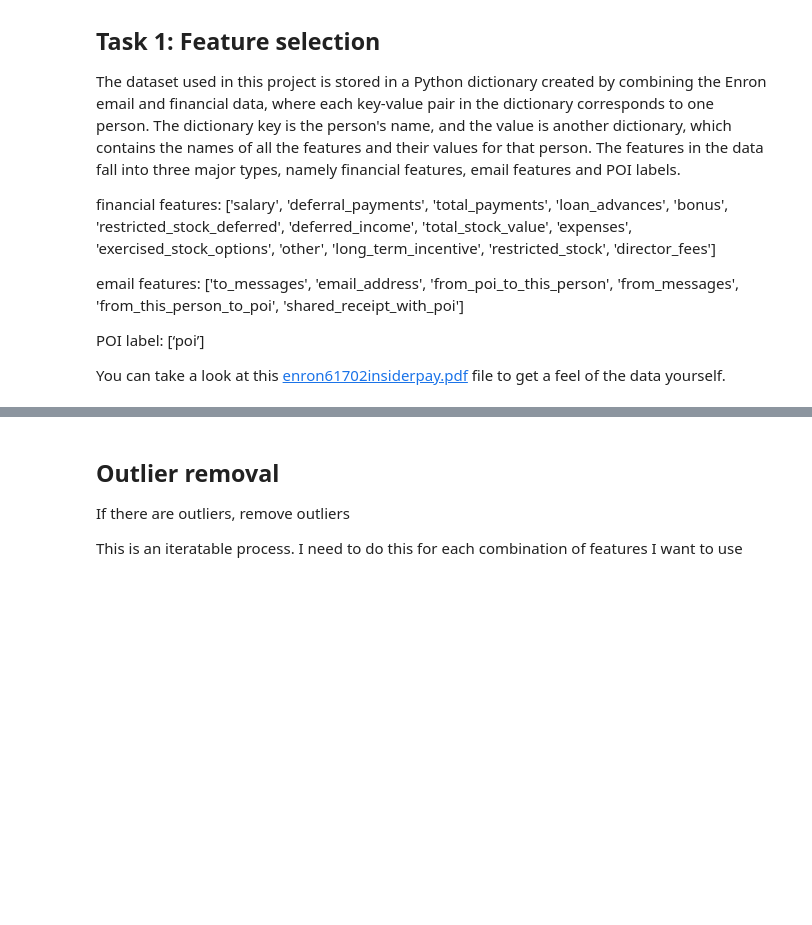
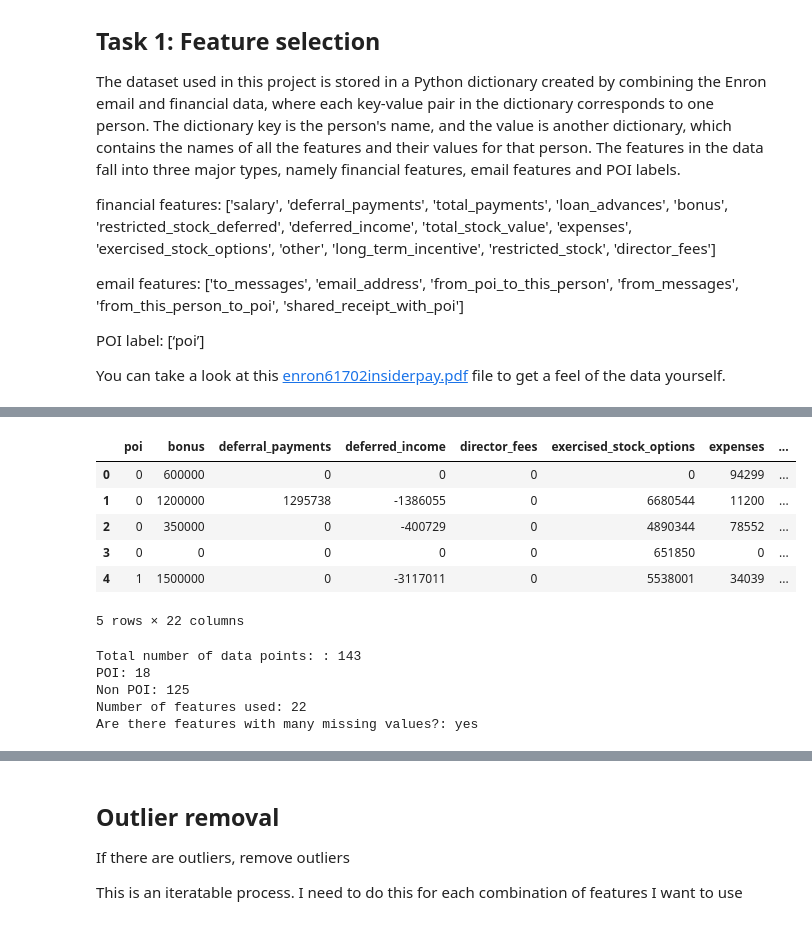
Before and after one commit to omoju/identifyFraudFromEnronEmail, a Jupyter notebook: IdentifyFraudFromEnronEmail.ipynb, the cells around one changed output, grey strips where cells are left out. Drawn from its saved outputs; the diff is of its cells as text; code cells hidden in the pictures; blank space fills up the shorter version.

```diff
--- a/IdentifyFraudFromEnronEmail.ipynb
+++ b/IdentifyFraudFromEnronEmail.ipynb
@@ -64,0 +77,42 @@ for i in range(len(tableau20)):
+# %%
+allFeatures = ['poi',
+'bonus','deferral_payments',
+'deferred_income', 'director_fees','exercised_stock_options','expenses',
+'fraction_from_poi','fraction_to_poi','from_messages','from_poi_to_this_person','from_this_person_to_poi',
+'loan_advances','long_term_incentive','other','restricted_stock','restricted_stock_deferred', 'salary',
+'shared_receipt_with_poi','to_messages','total_payments','total_stock_value']
+
+# 'email_address' I took out this feature because it could not be converted to an int or float
+
+mydata = featureFormat(data_dict, allFeatures)
+# %%
+df = pd.DataFrame(mydata)
+df.columns = allFeatures
+
+df.head()
+# %% [output]
+|  | poi | bonus | deferral_payments | deferred_income | director_fees | exercised_stock_options | expenses | ... |
+| 0 | 0 | 600000 | 0 | 0 | 0 | 0 | 94299 | ... |
+| 1 | 0 | 1200000 | 1295738 | -1386055 | 0 | 6680544 | 11200 | ... |
+| 2 | 0 | 350000 | 0 | -400729 | 0 | 4890344 | 78552 | ... |
+| 3 | 0 | 0 | 0 | 0 | 0 | 651850 | 0 | ... |
+| 4 | 1 | 1500000 | 0 | -3117011 | 0 | 5538001 | 34039 | ... |
+5 rows × 22 columns
+# %%
+n_datapoints = len(df)
+n_features = len(df.columns) - 1
+n_poi = len(df.query('poi == 1'))
+n_npoi = len(df.query('poi == 0'))
+
+
+print "%s: %d" % ("Total number of data points: ", len(df))
+print "%s: %d" % ('POI', n_poi)
+print "%s: %d" % ('Non POI', n_npoi)
+print "%s: %d" % ("Number of features used", n_features + 1) #for the email address feature
+print "%s: %s" % ("Are there features with many missing values?", "yes")
+# %% [output]
+Total number of data points: : 143
+POI: 18
+Non POI: 125
+Number of features used: 22
+Are there features with many missing values?: yes
```
Also changed, not shown: parts of 6 cells of this notebook.
